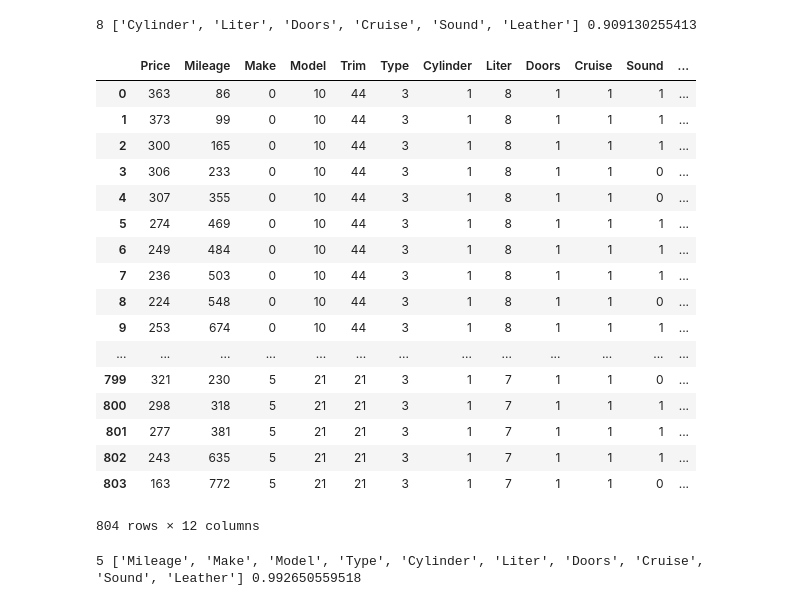
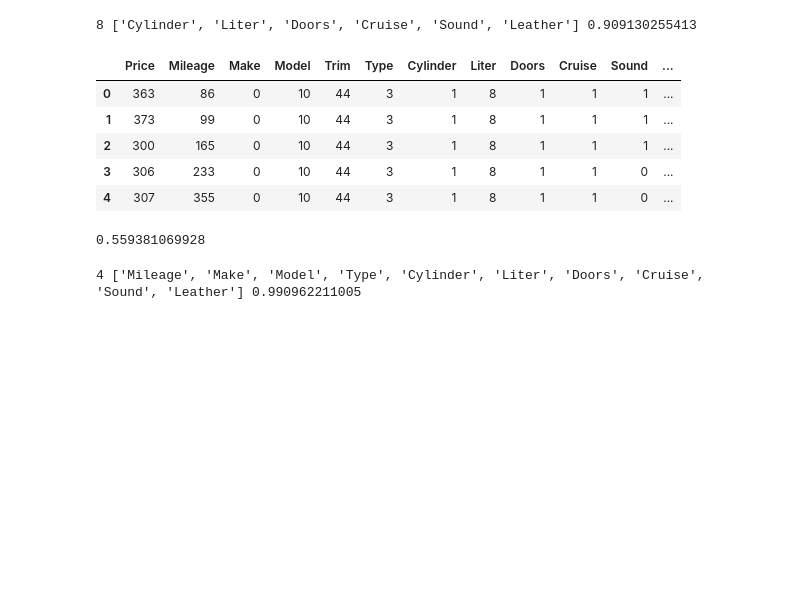
Before and after one commit to sateigen/car-worth-linear-regression, a Jupyter notebook: car-worth.ipynb, the cells around one changed output. Cells and saved outputs as stored; diff of their text form; code cells hidden in the pictures; blank space fills up the shorter version.

```diff
--- a/car-worth.ipynb
+++ b/car-worth.ipynb
@@ -125,26 +123,23 @@ print(degree, max_group, best_score)
 # %%
 df1 = df.apply(preprocessing.LabelEncoder().fit_transform)
 # %%
-df1
+df1.head()
 # %% [output]
 |  | Price | Mileage | Make | Model | Trim | Type | Cylinder | Liter | Doors | Cruise | Sound | ... |
 | 0 | 363 | 86 | 0 | 10 | 44 | 3 | 1 | 8 | 1 | 1 | 1 | ... |
 | 1 | 373 | 99 | 0 | 10 | 44 | 3 | 1 | 8 | 1 | 1 | 1 | ... |
 | 2 | 300 | 165 | 0 | 10 | 44 | 3 | 1 | 8 | 1 | 1 | 1 | ... |
 | 3 | 306 | 233 | 0 | 10 | 44 | 3 | 1 | 8 | 1 | 1 | 0 | ... |
 | 4 | 307 | 355 | 0 | 10 | 44 | 3 | 1 | 8 | 1 | 1 | 0 | ... |
-| 5 | 274 | 469 | 0 | 10 | 44 | 3 | 1 | 8 | 1 | 1 | 1 | ... |
-| 6 | 249 | 484 | 0 | 10 | 44 | 3 | 1 | 8 | 1 | 1 | 1 | ... |
-| 7 | 236 | 503 | 0 | 10 | 44 | 3 | 1 | 8 | 1 | 1 | 1 | ... |
-| 8 | 224 | 548 | 0 | 10 | 44 | 3 | 1 | 8 | 1 | 1 | 0 | ... |
-| 9 | 253 | 674 | 0 | 10 | 44 | 3 | 1 | 8 | 1 | 1 | 1 | ... |
-| ... | ... | ... | ... | ... | ... | ... | ... | ... | ... | ... | ... | ... |
-| 799 | 321 | 230 | 5 | 21 | 21 | 3 | 1 | 7 | 1 | 1 | 0 | ... |
-| 800 | 298 | 318 | 5 | 21 | 21 | 3 | 1 | 7 | 1 | 1 | 1 | ... |
-| 801 | 277 | 381 | 5 | 21 | 21 | 3 | 1 | 7 | 1 | 1 | 1 | ... |
-| 802 | 243 | 635 | 5 | 21 | 21 | 3 | 1 | 7 | 1 | 1 | 1 | ... |
-| 803 | 163 | 772 | 5 | 21 | 21 | 3 | 1 | 7 | 1 | 1 | 0 | ... |
-804 rows × 12 columns
+# %%
+columns = ['Mileage', 'Make', 'Model', 'Type', 'Cylinder', 'Liter', 'Doors', 'Cruise', 'Sound', 'Leather']
+X = df1[columns]
+y = df1['Price']
+lin_reg = linear_model.LinearRegression()
+lin_reg.fit(X, y)
+print(lin_reg.score(X, y))
+# %% [output]
+0.559381069928
 # %%
 columns = ['Mileage', 'Make', 'Model', 'Type', 'Cylinder', 'Liter', 'Doors', 'Cruise', 'Sound', 'Leather']
 combinations = []
@@ -156,7 +151,7 @@ for com in combinations:
     for group in com:
         group = list(group)
         price_x = df1[group]
-        degrees = 6
+        degrees = 5
 
         for degree in range(degrees):
             model = pipeline.Pipeline([
@@ -171,4 +166,4 @@ for com in combinations:
             max_degree = degree
 print(degree, max_group, best_score)
 # %% [output]
-5 ['Mileage', 'Make', 'Model', 'Type', 'Cylinder', 'Liter', 'Doors', 'Cruise', 'Sound', 'Leather'] 0.992650559518
+4 ['Mileage', 'Make', 'Model', 'Type', 'Cylinder', 'Liter', 'Doors', 'Cruise', 'Sound', 'Leather'] 0.990962211005
```
Also changed, not shown: parts of 1 cell of this notebook.
